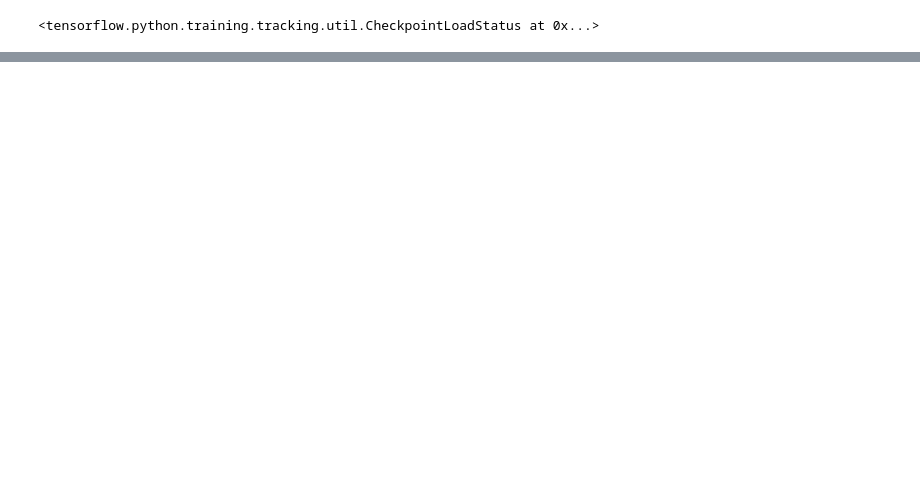
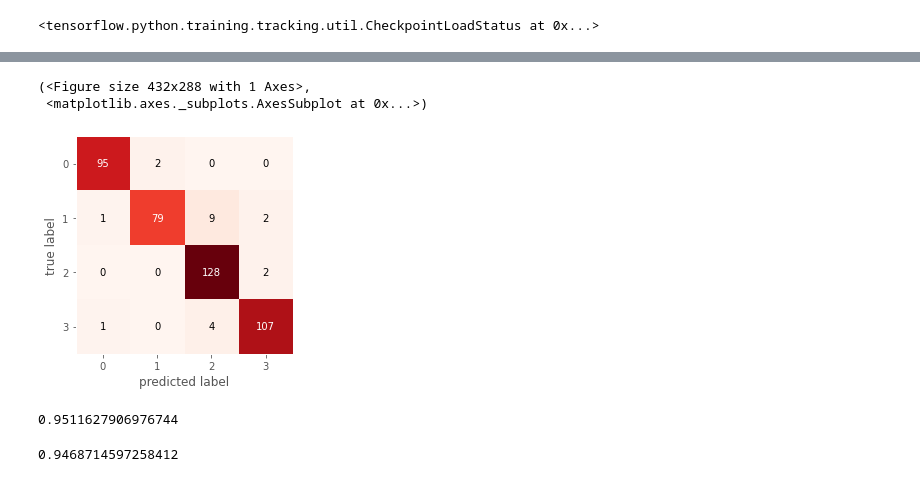
Before and after one commit to KaboomPhysicist/Datathon, a Jupyter notebook: train_models/Augmented Em-pre_DNN.ipynb, the cells around one changed output, grey strips where cells are left out. Saved outputs shown, nothing was run; the diff lists cells and outputs as text; code cells hidden in the pictures; blank space fills up the shorter version.

```diff
--- a/train_models/Augmented Em-pre_DNN.ipynb
+++ b/train_models/Augmented Em-pre_DNN.ipynb
@@ -403,3 +434,38 @@ Testing Accuracy:  0.4783
+# %%
+from sklearn.metrics import confusion_matrix
+
+y_pred = mod.predict(X_true)
+# %%
+y_pred = np.round(y_pred)
+# %%
+true = np.zeros(len(y_true))
+for i in range(len(y_true)):
+  true[i] = np.argmax(y_true[i])
+
+pred = np.zeros(len(y_pred))
+for i in range(len(y_pred)):
+  pred[i] = np.argmax(y_pred[i])
+# %%
+from mlxtend.plotting import plot_confusion_matrix
+
+def cm(y_true,y_pred):
+  return plot_confusion_matrix(confusion_matrix(y_true,y_pred), cmap='Reds')
+# %%
+cm(true, pred)
+# %% [output]
+(<Figure size 432x288 with 1 Axes>,
+ <matplotlib.axes._subplots.AxesSubplot at 0x...>)
+[figure, added]
+# %%
+from sklearn.metrics import precision_score
+precision_score(true,pred, average='micro')
+# %% [output]
+0.9511627906976744
+# %%
+from sklearn.metrics import recall_score
+recall_score(true,pred, average='macro')
+# %% [output]
+0.9468714597258412
 # %%
 comentario = ['El presidente en alocución oficial pronunció un discurso de odio y terror para toda la población, incitando al asesinato de todo aquel de la oposición y declarando que la única postura válida en el país era la ultraderecha.']
 # %%
```
Also changed, not shown: parts of 21 cells of this notebook.
